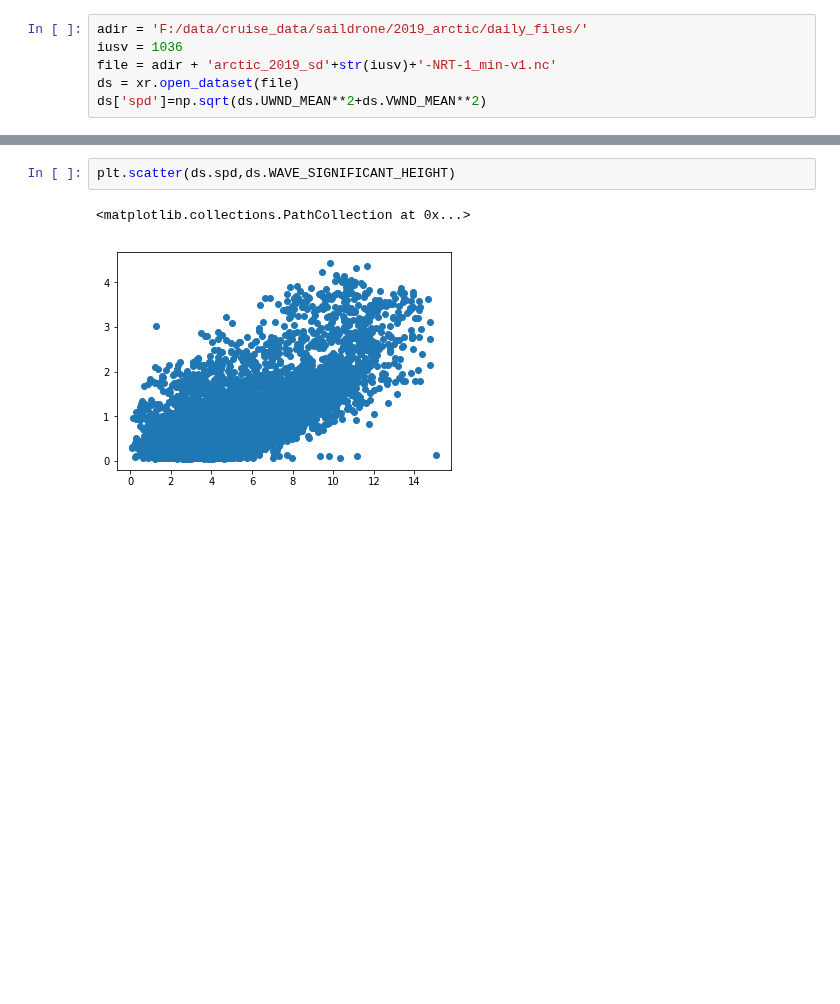
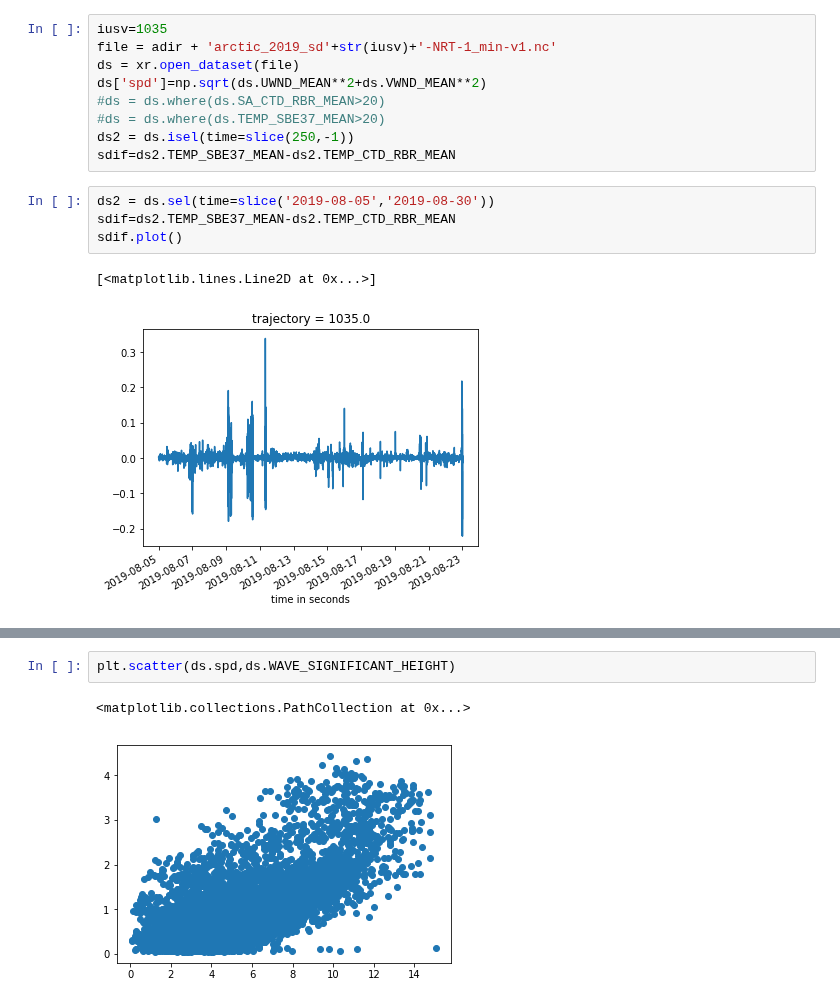
Before and after one commit to cgentemann/Saildrone, a Jupyter notebook: Arctic data plotting.ipynb, the cells around one changed output, grey strips where cells are left out. Cells and saved outputs as stored; diff of their text form; blank space fills up the shorter version.

```diff
--- a/Arctic data plotting.ipynb
+++ b/Arctic data plotting.ipynb
@@ -6,6 +120,16 @@ import matplotlib.pyplot as plt
 # %%
-adir = 'F:/data/cruise_data/saildrone/2019_arctic/daily_files/'
-iusv = 1036
+iusv=1035
 file = adir + 'arctic_2019_sd'+str(iusv)+'-NRT-1_min-v1.nc'
 ds = xr.open_dataset(file)
 ds['spd']=np.sqrt(ds.UWND_MEAN**2+ds.VWND_MEAN**2)
+#ds = ds.where(ds.SA_CTD_RBR_MEAN>20)
+#ds = ds.where(ds.TEMP_SBE37_MEAN>20)
+ds2 = ds.isel(time=slice(250,-1))
+sdif=ds2.TEMP_SBE37_MEAN-ds2.TEMP_CTD_RBR_MEAN
+# %%
+ds2 = ds.sel(time=slice('2019-08-05','2019-08-30'))
+sdif=ds2.TEMP_SBE37_MEAN-ds2.TEMP_CTD_RBR_MEAN
+sdif.plot()
+# %% [output]
+[<matplotlib.lines.Line2D at 0x...>]
+[figure, added]
```
Also changed, not shown: parts of 14 cells of this notebook, 1 other file.
